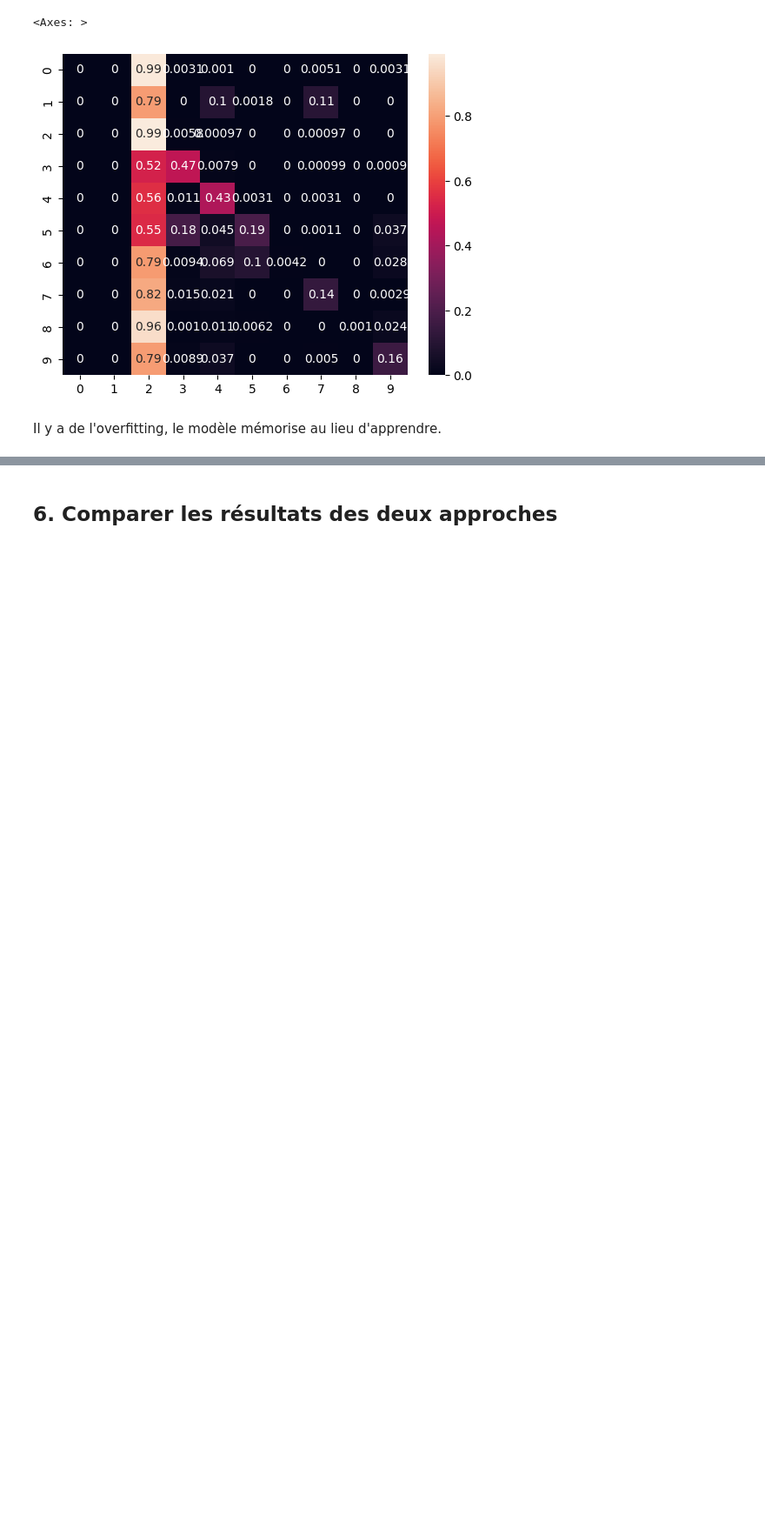
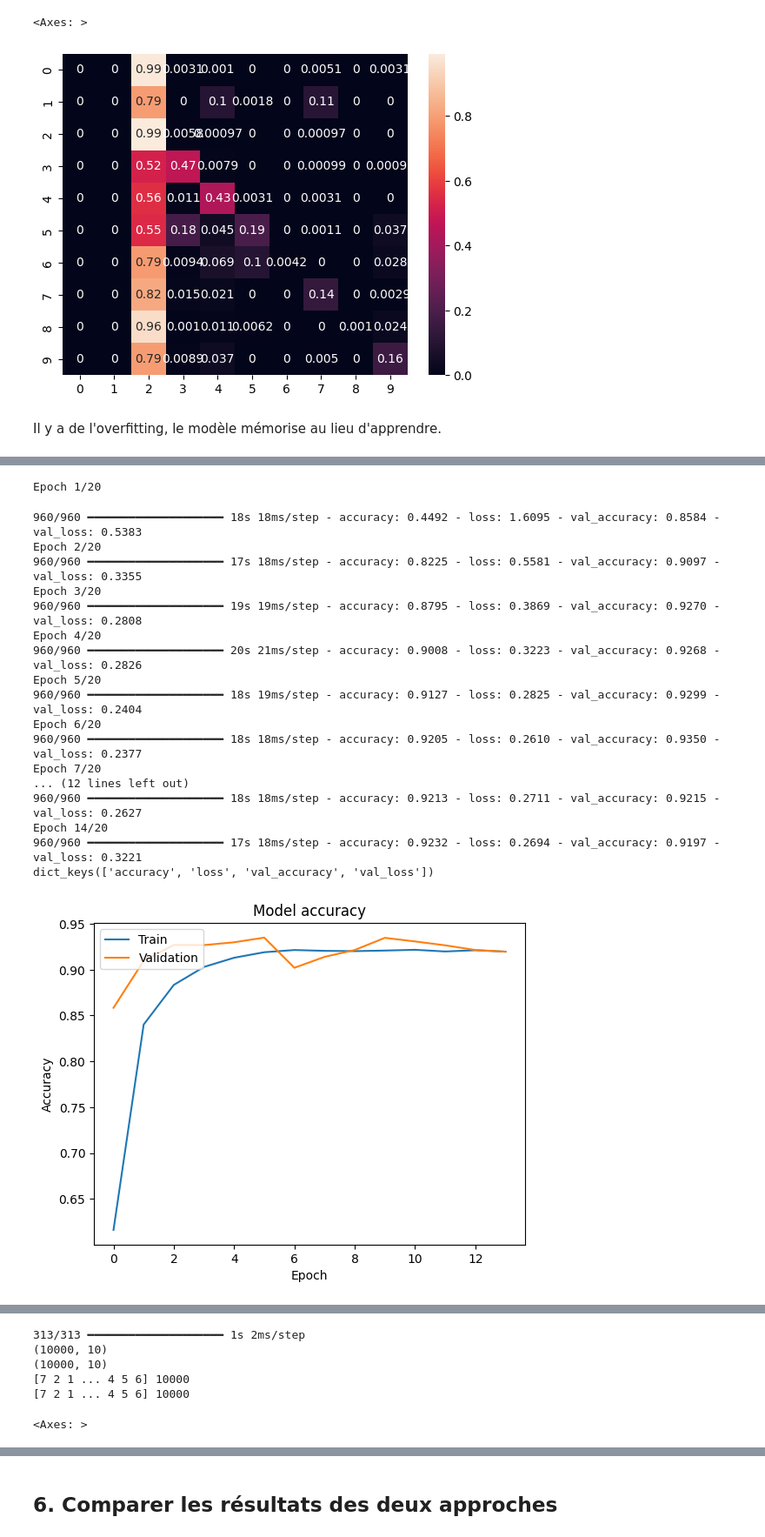
Before and after one commit to StudiousPillow/projet_cours_MNIST, a Jupyter notebook: src/MNIST.ipynb, the cells around one changed output, grey strips where cells are left out. Shown at 87% size. Saved outputs shown, nothing was run; the diff lists cells and outputs as text; code cells hidden in the pictures; blank space fills up the shorter version.

```diff
--- a/src/MNIST.ipynb
+++ b/src/MNIST.ipynb
@@ -416,0 +485,73 @@ Il y a de l'overfitting, le modèle mémorise au lieu d'apprendre.
+# %%
+def cnn2():
+    model = Sequential()
+    model.add(Conv2D(filters=32, kernel_size=(3,3), activation='relu', kernel_initializer='he_uniform', input_shape=(28, 28,1)))
+    model.add(Dropout(0.3))
+    model.add(MaxPooling2D(pool_size=(2,2)))
+    model.add(Conv2D(filters=64, kernel_size=(3,3), activation='relu', kernel_initializer='he_uniform'))
+    model.add(MaxPooling2D(pool_size=(2,2)))
+    # model.add(Dropout(0.3))
+    model.add(Flatten())
+    ## Add a dense layer
+    model.add(Dense(units=128, activation='relu'))
+    model.add(Dropout(0.3))
+    # 10 output neuron for the 10 possibles labels, the 10 classes
+    model.add(Dense(units=10, activation='softmax'))
+    opt = optimizers.RMSprop(learning_rate=0.001)
+    model.compile(optimizer=opt, loss='categorical_crossentropy',
+                  metrics=['accuracy'])
+    return model
+
+model_cnn2 = cnn2()
+history_cnn2 = model_cnn2.fit(X_train,
+                              Y_train_oh,
+                              validation_split=0.2,
+                              epochs=20,
+                              batch_size=50,
+                              callbacks = [callback])
+print(history_cnn2.history.keys())
+plt.plot(history_cnn2.history['accuracy'])
+plt.plot(history_cnn2.history['val_accuracy'])
+plt.title('Model accuracy')
+plt.ylabel('Accuracy')
+plt.xlabel('Epoch')
+plt.legend(['Train', 'Validation'], loc='upper left')
+plt.show()
+
+plt.plot(history_cnn2.history['loss'])
+plt.plot(history_cnn2.history['val_loss'])
+plt.title('Model accuracy')
+plt.ylabel('Accuracy')
+plt.xlabel('Epoch')
+plt.legend(['Train', 'Validation'], loc='upper left')
+plt.show()
+
+Y_pred_oh = model_cnn2.predict(X_test)
+print(Y_pred_oh.shape)
+print(Y_test_oh.shape)
+Y_pred_classes = np.argmax(Y_pred_oh,axis = 1)
+Y_test_classes = np.argmax(Y_test_oh,axis = 1)
+print(Y_pred_classes, len(Y_pred_classes))
+print(Y_test_classes, len(Y_test_classes))
+sns.heatmap(confusion_matrix(Y_test_classes, Y_pred_classes,
+                             normalize='true'), annot=True)
+# %% [output]
+Epoch 1/20
+960/960 ━━━━━━━━━━━━━━━━━━━━ 18s 18ms/step - accuracy: 0.4492 - loss: 1.6095 - val_accuracy: 0.8584 - val_loss: 0.5383
+Epoch 2/20
+960/960 ━━━━━━━━━━━━━━━━━━━━ 17s 18ms/step - accuracy: 0.8225 - loss: 0.5581 - val_accuracy: 0.9097 - val_loss: 0.3355
+Epoch 3/20
+960/960 ━━━━━━━━━━━━━━━━━━━━ 19s 19ms/step - accuracy: 0.8795 - loss: 0.3869 - val_accuracy: 0.9270 - val_loss: 0.2808
+Epoch 4/20
+960/960 ━━━━━━━━━━━━━━━━━━━━ 20s 21ms/step - accuracy: 0.9008 - loss: 0.3223 - val_accuracy: 0.9268 - val_loss: 0.2826
+Epoch 5/20
+960/960 ━━━━━━━━━━━━━━━━━━━━ 18s 19ms/step - accuracy: 0.9127 - loss: 0.2825 - val_accuracy: 0.9299 - val_loss: 0.2404
+Epoch 6/20
+960/960 ━━━━━━━━━━━━━━━━━━━━ 18s 18ms/step - accuracy: 0.9205 - loss: 0.2610 - val_accuracy: 0.9350 - val_loss: 0.2377
+Epoch 7/20
+... (12 lines left out)
+960/960 ━━━━━━━━━━━━━━━━━━━━ 18s 18ms/step - accuracy: 0.9213 - loss: 0.2711 - val_accuracy: 0.9215 - val_loss: 0.2627
+Epoch 14/20
+960/960 ━━━━━━━━━━━━━━━━━━━━ 17s 18ms/step - accuracy: 0.9232 - loss: 0.2694 - val_accuracy: 0.9197 - val_loss: 0.3221
+dict_keys(['accuracy', 'loss', 'val_accuracy', 'val_loss'])
+[figure, added]
@@ -416,0 +559,6 @@ Il y a de l'overfitting, le modèle mémorise au lieu d'apprendre.
+313/313 ━━━━━━━━━━━━━━━━━━━━ 1s 2ms/step
+(10000, 10)
+(10000, 10)
+[7 2 1 ... 4 5 6] 10000
+[7 2 1 ... 4 5 6] 10000
+<Axes: >
```
Also changed, not shown: parts of 13 cells of this notebook.
